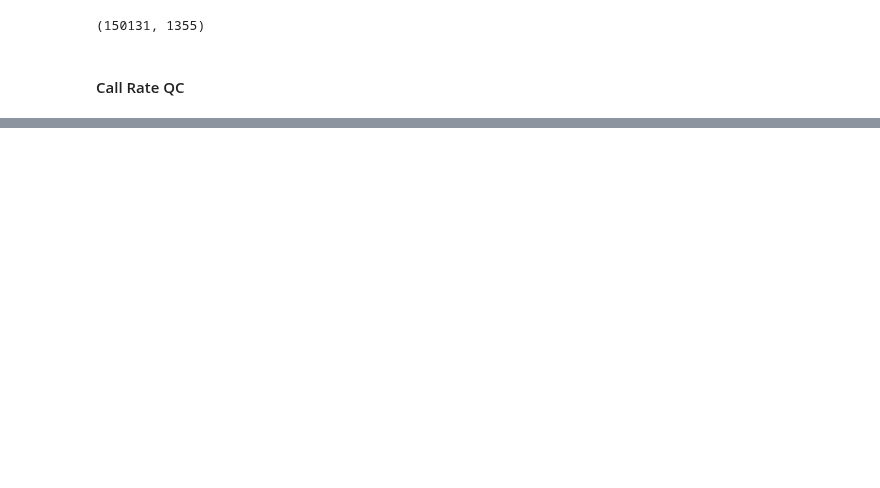
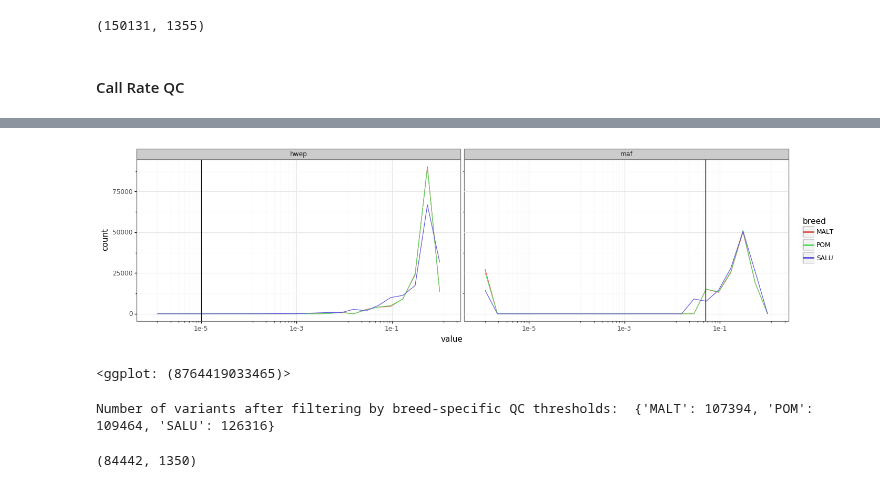
Before and after one commit to related-sciences/gwas-analysis, a Jupyter notebook: notebooks/organism/canine/cg-hail-02.ipynb, the cells around one changed output, grey strips where cells are left out. Drawn from its saved outputs; the diff is of its cells as text; code cells hidden in the pictures; blank space fills up the shorter version.

Commit message:
Completing more steps in NHGRI dog data QC

```diff
--- a/notebooks/organism/canine/cg-hail-02.ipynb
+++ b/notebooks/organism/canine/cg-hail-02.ipynb
@@ -92,0 +122,3 @@ mt_qc.write()
+# %%
+df = get_fam(ORGANISM_CANINE_REF_DIR, PLINK_FILE_REF).assign(breed=get_breed)
+df.head()
@@ -92,0 +132,5 @@ mt_qc.write()
+# %%
+ht = hl.Table.from_pandas(df[['fid', 'iid', 'breed']].rename(columns={'fid': 'fam_id', 'iid': 's'})).key_by('s')
+mt = mt.annotate_cols(breed=ht[mt.s].breed)
+cht = mt.cols()
+cht.select(cht.fam_id, cht.breed).show(3)
@@ -92,0 +145,3 @@ mt_qc.write()
+# %%
+top_breeds = df['breed'].value_counts().sort_values().tail(3).index.tolist()
+mts = {br: mt.filter_cols(mt.breed == br) for br in top_breeds}
@@ -92,0 +157,11 @@ mt_qc.write()
+# %%
+df_qc = pd.concat([
+        pd.Series(hl.variant_qc(mts[br]).variant_qc.p_value_hwe.collect())
+            .rename('value').to_frame().assign(metric='hwep', breed=br)
+        for br in mts.keys()
+    ] + [
+        pd.Series(hl.min(hl.variant_qc(mts[br]).variant_qc.AF).collect())
+            .rename('value').to_frame().assign(metric='maf', breed=br)
+        for br in mts.keys()
+])
+df_qc.head()
@@ -92,0 +175,33 @@ mt_qc.write()
+# %%
+(
+    pn.ggplot(df_qc.assign(value=lambda df: df['value'] + 1e-6), pn.aes(x='value', color='breed')) +
+    pn.geom_freqpoly(bins=24) +
+    pn.geom_vline(data=df_qc[df_qc['metric'] == 'hwep'], mapping=pn.aes(xintercept=threshold_hwep)) +
+    pn.geom_vline(data=df_qc[df_qc['metric'] == 'maf'], mapping=pn.aes(xintercept=threshold_maf)) +
+    pn.scale_x_log10() +
+    pn.facet_wrap(' ~ metric') +
+    pn.theme_bw() +
+    pn.theme(figure_size=(16, 4))
+)
+# %% [output]
+[figure, added]
+<ggplot: (8764419033465)>
+# %%
+def hwe_maf_qc(mt):
+    cts = {}
+    res = mt
+    # TODO: Is there a more efficient way to do this?  It may make more sense
+    # to use boolean reduction on N mask arrays instead of successive joins
+    for br in mts.keys():
+        mtf = hl.variant_qc(mt.filter_cols(mt.breed == br))
+        mtf = mtf.filter_rows((mtf.variant_qc.p_value_hwe > threshold_hwep) & (hl.min(mtf.variant_qc.AF) > threshold_maf))
+        cts[br] = mtf.count()[0]
+        res = res.semi_join_rows(mtf.rows())
+    print('Number of variants after filtering by breed-specific QC thresholds: ', cts)
+    return res
+
+mt_qc = hwe_maf_qc(mt)
+mt_qc.count()
+# %% [output]
+Number of variants after filtering by breed-specific QC thresholds:  {'MALT': 107394, 'POM': 109464, 'SALU': 126316}
+(84442, 1350)
```
Also changed, not shown: parts of 24 cells of this notebook, 1 other file.
